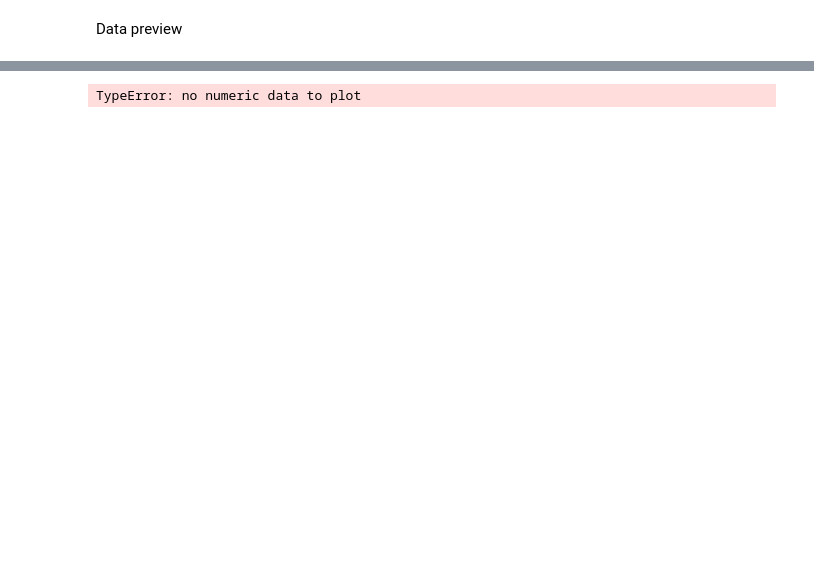
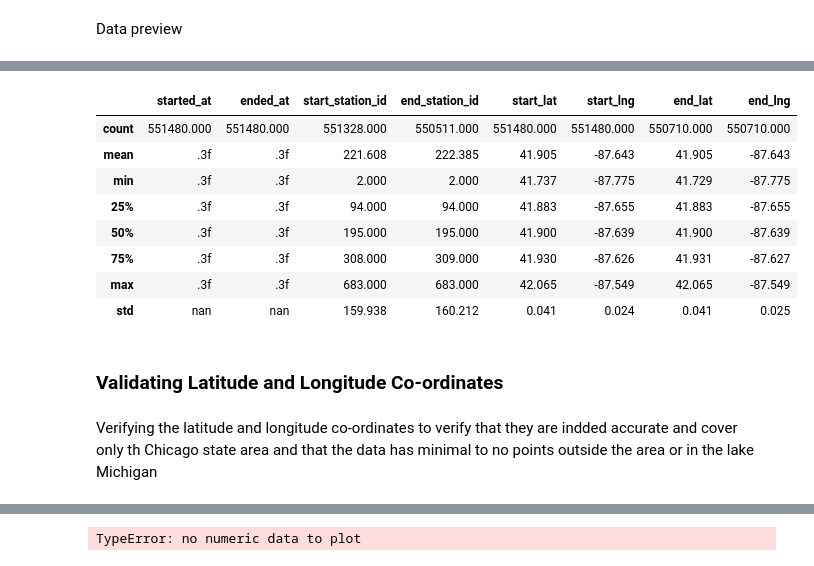
Before and after one commit to ShreyCR/Cyclistic_-case_Study, a Jupyter notebook: Python Cleaning.ipynb, the cells around one changed output, grey strips where cells are left out. Saved outputs shown, nothing was run; the diff lists cells and outputs as text; code cells hidden in the pictures; blank space fills up the shorter version.

```diff
--- a/Python Cleaning.ipynb
+++ b/Python Cleaning.ipynb
@@ -86,2 +137,15 @@ array([[<Axes: title={'center': 'start_lat'}>,
 # %%
-cycle.columns
+def get_merged_df(data_folder_path: str) -> pd.DataFrame:
+    """Merge data files into a single dataframe."""
+    files = list(os.listdir(data_folder_path))
+    file_paths = [data_folder_path + f for f in files]
+    #load all files
+    df_per_file = (pd.read_csv(fp,
+                               low_memory = False,
+                               parse_dates = ['started_at', 'ended_at'],
+                               infer_datetime_format = True,
+                               memory_map = True)
+                  for fp in file_paths)
+    return pd.concat(df_per_file, ignore_index = True)
+
+df = get_merged_df(os.getcwd() + "\\uncleaned_data\\")
@@ -168,0 +197,17 @@ See the caveats in the documentation: https://pandas.pydata.org/pandas-docs/stab
+# %%
+# get descriptive statistics under each numeric column
+df.describe().apply(lambda s: s.apply('{0:.3f}'.format))
+# %% [output]
+|  | started_at | ended_at | start_station_id | end_station_id | start_lat | start_lng | end_lat | end_lng |
+| count | 551480.000 | 551480.000 | 551328.000 | 550511.000 | 551480.000 | 551480.000 | 550710.000 | 550710.000 |
+| mean | .3f | .3f | 221.608 | 222.385 | 41.905 | -87.643 | 41.905 | -87.643 |
+| min | .3f | .3f | 2.000 | 2.000 | 41.737 | -87.775 | 41.729 | -87.775 |
+| 25% | .3f | .3f | 94.000 | 94.000 | 41.883 | -87.655 | 41.883 | -87.655 |
+| 50% | .3f | .3f | 195.000 | 195.000 | 41.900 | -87.639 | 41.900 | -87.639 |
+| 75% | .3f | .3f | 308.000 | 309.000 | 41.930 | -87.626 | 41.931 | -87.627 |
+| max | .3f | .3f | 683.000 | 683.000 | 42.065 | -87.549 | 42.065 | -87.549 |
+| std | nan | nan | 159.938 | 160.212 | 0.041 | 0.024 | 0.041 | 0.025 |
+# %% [markdown]
+### Validating Latitude and Longitude Co-ordinates
+# %% [markdown]
+Verifying the latitude and longitude co-ordinates to verify that they are indded accurate and cover only th Chicago state area and that the data has minimal to no points outside the area or in the lake Michigan
```
Also changed, not shown: parts of 42 cells of this notebook.
